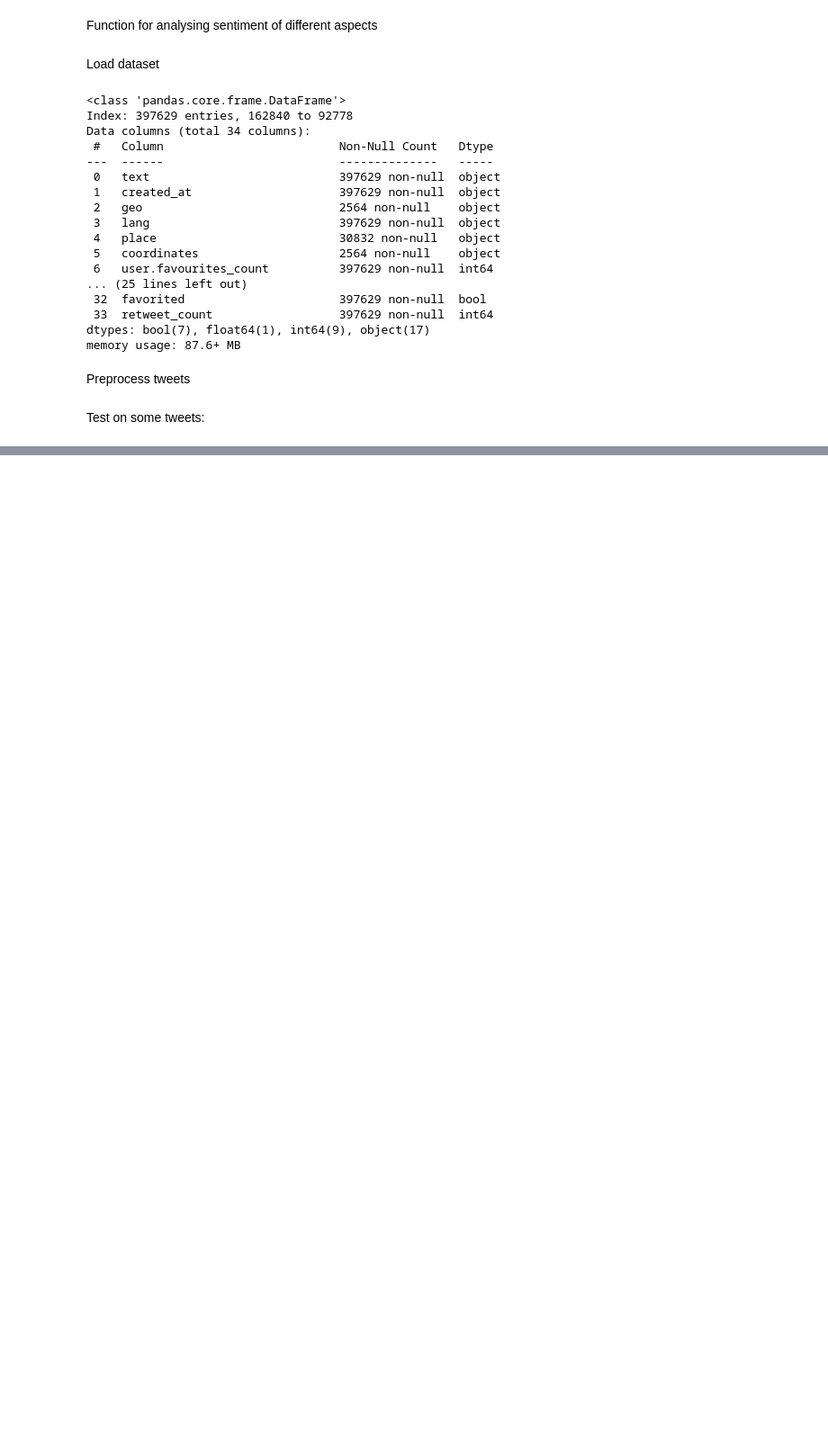
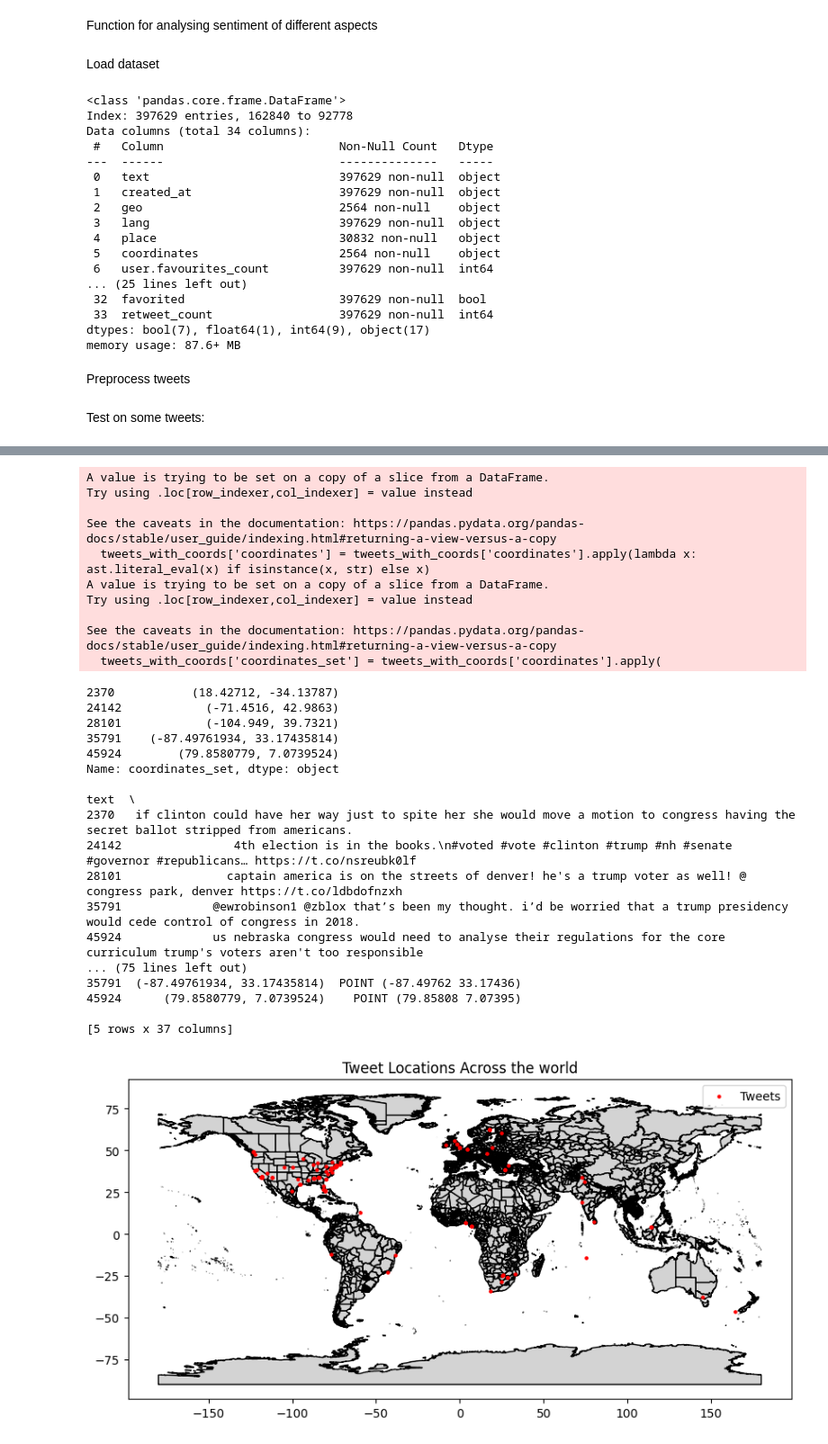
Before and after one commit to RavidElisabeth/TNM108, a Jupyter notebook: Project/ABSA.ipynb, the cells around one changed output, grey strips where cells are left out. Shown at 90% size. Drawn from its saved outputs; the diff is of its cells as text; code cells hidden in the pictures; blank space fills up the shorter version.

Commit message:
map visualization
works ok

```diff
--- a/Project/ABSA.ipynb
+++ b/Project/ABSA.ipynb
@@ -289,0 +331,78 @@ Overall sentiment: neutral with score 0.43853119015693665
+# %%
+import geopandas as gpd
+import ast
+import matplotlib.pyplot as plt
+from shapely.geometry import Point
+
+# Filter for rows where the 'coordinates' column is not null
+tweets_with_coords = interesting_tweets[interesting_tweets["coordinates"].notnull()]
+
+tweets_with_coords['coordinates'] = tweets_with_coords['coordinates'].apply(lambda x: ast.literal_eval(x) if isinstance(x, str) else x)
+# Now, apply the function to extract the coordinates as a set
+tweets_with_coords['coordinates_set'] = tweets_with_coords['coordinates'].apply(
+    lambda x: (x['coordinates'][0], x['coordinates'][1]) if isinstance(x, dict) else None
+)
+#---
+
+# Check the first few rows to ensure coordinates are correctly extracted
+print(tweets_with_coords["coordinates_set"].head())
+
+# Create the GeoDataFrame with geometry (Point objects)
+geometry = tweets_with_coords["coordinates_set"].apply(lambda coord: Point(coord[0], coord[1]) if coord else None)
+gdf_tweets = gpd.GeoDataFrame(tweets_with_coords, geometry=geometry)
+
+# Check if GeoDataFrame was created successfully
+print(gdf_tweets.head())
+
+# Load a basemap of US (using shapefile for US states)
+us_states = gpd.read_file("tl_2024_us_state/tl_2024_us_state.shp")
+# Load the built-in Natural Earth world map dataset
+world = gpd.read_file("ne_10m_admin_1_states_provinces/ne_10m_admin_1_states_provinces.shp")
+
+# Plotting the world map
+fig, ax = plt.subplots(figsize=(10, 8))
+world.plot(ax=ax, color='lightgray', edgecolor='black')
+gdf_tweets.plot(ax=ax, color="red", markersize=5, label="Tweets")  # Plot tweets
+
+
+plt.title("Tweet Locations Across the world")
+plt.legend()
+plt.show()
+
+# # Plotting the map
+# fig, ax = plt.subplots(figsize=(10, 8))
+# us_states.plot(ax=ax, color="lightgray", edgecolor="black")  # Plot US states
+# gdf_tweets.plot(ax=ax, color="red", markersize=5, label="Tweets")  # Plot tweets
+
+# plt.title("Tweet Locations Across the US")
+# plt.legend()
+# plt.show()
+# %% [output]
+A value is trying to be set on a copy of a slice from a DataFrame.
+Try using .loc[row_indexer,col_indexer] = value instead
+
+See the caveats in the documentation: https://pandas.pydata.org/pandas-docs/stable/user_guide/indexing.html#returning-a-view-versus-a-copy
+  tweets_with_coords['coordinates'] = tweets_with_coords['coordinates'].apply(lambda x: ast.literal_eval(x) if isinstance(x, str) else x)
+A value is trying to be set on a copy of a slice from a DataFrame.
+Try using .loc[row_indexer,col_indexer] = value instead
+
+See the caveats in the documentation: https://pandas.pydata.org/pandas-docs/stable/user_guide/indexing.html#returning-a-view-versus-a-copy
+  tweets_with_coords['coordinates_set'] = tweets_with_coords['coordinates'].apply(
+2370           (18.42712, -34.13787)
+24142            (-71.4516, 42.9863)
+28101            (-104.949, 39.7321)
+35791    (-87.49761934, 33.17435814)
+45924        (79.8580779, 7.0739524)
+Name: coordinates_set, dtype: object
+                                                                                                                                        text  \
+2370   if clinton could have her way just to spite her she would move a motion to congress having the secret ballot stripped from americans.
+24142                4th election is in the books.\n#voted #vote #clinton #trump #nh #senate #governor #republicans… https://t.co/nsreubk0lf
+28101               captain america is on the streets of denver! he's a trump voter as well! @ congress park, denver https://t.co/ldbdofnzxh
+35791             @ewrobinson1 @zblox that’s been my thought. i’d be worried that a trump presidency would cede control of congress in 2018.
+45924             us nebraska congress would need to analyse their regulations for the core curriculum trump's voters aren't too responsible
+... (75 lines left out)
+35791  (-87.49761934, 33.17435814)  POINT (-87.49762 33.17436)
+45924      (79.8580779, 7.0739524)    POINT (79.85808 7.07395)
+
+[5 rows x 37 columns]
+[figure, added]
```
Also changed, not shown: parts of 8 cells of this notebook, 16 other files.
